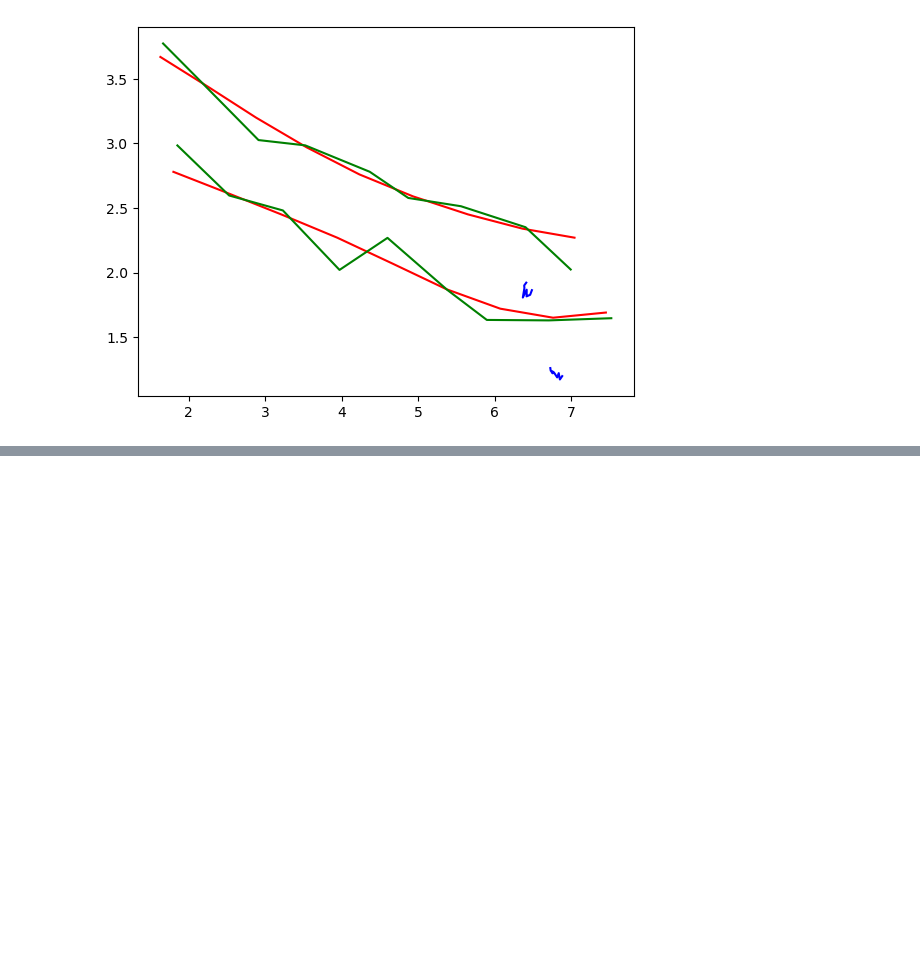
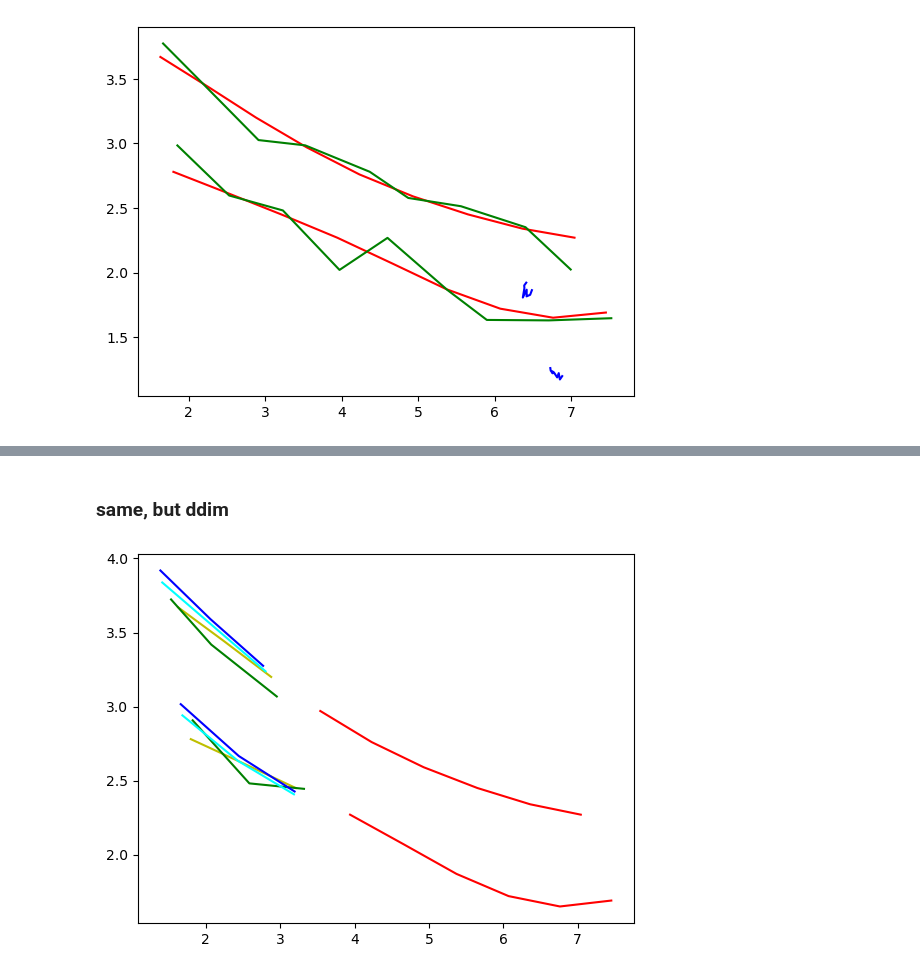
Before and after one commit to TicaGit/s_aware_prediction_VITA, a Jupyter notebook: diffusion_bound_regression/MID_from_git/plot_traj_test.ipynb, the cells around one changed output, grey strips where cells are left out. Cells and saved outputs as stored; diff of their text form; code cells hidden in the pictures; blank space fills up the shorter version.

```diff
--- a/diffusion_bound_regression/MID_from_git/plot_traj_test.ipynb
+++ b/diffusion_bound_regression/MID_from_git/plot_traj_test.ipynb
@@ -376,0 +676,2 @@ for i_ag in range(nag):
+# %% [markdown]
+### same, but ddim
@@ -376,0 +733,17 @@ for i_ag in range(nag):
+# %%
+nag = out_2.shape[1]
+for i_ag in range(nag):
+    obs_i = obs[:,i_ag,:]
+    real_3_obs_i = real_3_obs[:,i_ag,:]
+    noisy_3_obs_i = noisy_3_obs[:,i_ag,:]
+    denoised_3_obs_i = denoised_3_obs[:,i_ag,:]
+    denoised_3_obs_i_s1 = denoised_3_obs_stride_1[:,i_ag,:]
+
+
+    plt.plot(obs_i[:,0], obs_i[:,1], c="r")
+    plt.plot(real_3_obs_i[:,0], real_3_obs_i[:,1], c="y")
+    plt.plot(noisy_3_obs_i[:,0], noisy_3_obs_i[:,1], c="g")
+    plt.plot(denoised_3_obs_i[:,0], denoised_3_obs_i[:,1], c="cyan")
+    plt.plot(denoised_3_obs_i_s1[:,0], denoised_3_obs_i_s1[:,1], c="b")
+# %% [output]
+[figure, added]
```
Also changed, not shown: parts of 15 cells of this notebook, 12 other files.
